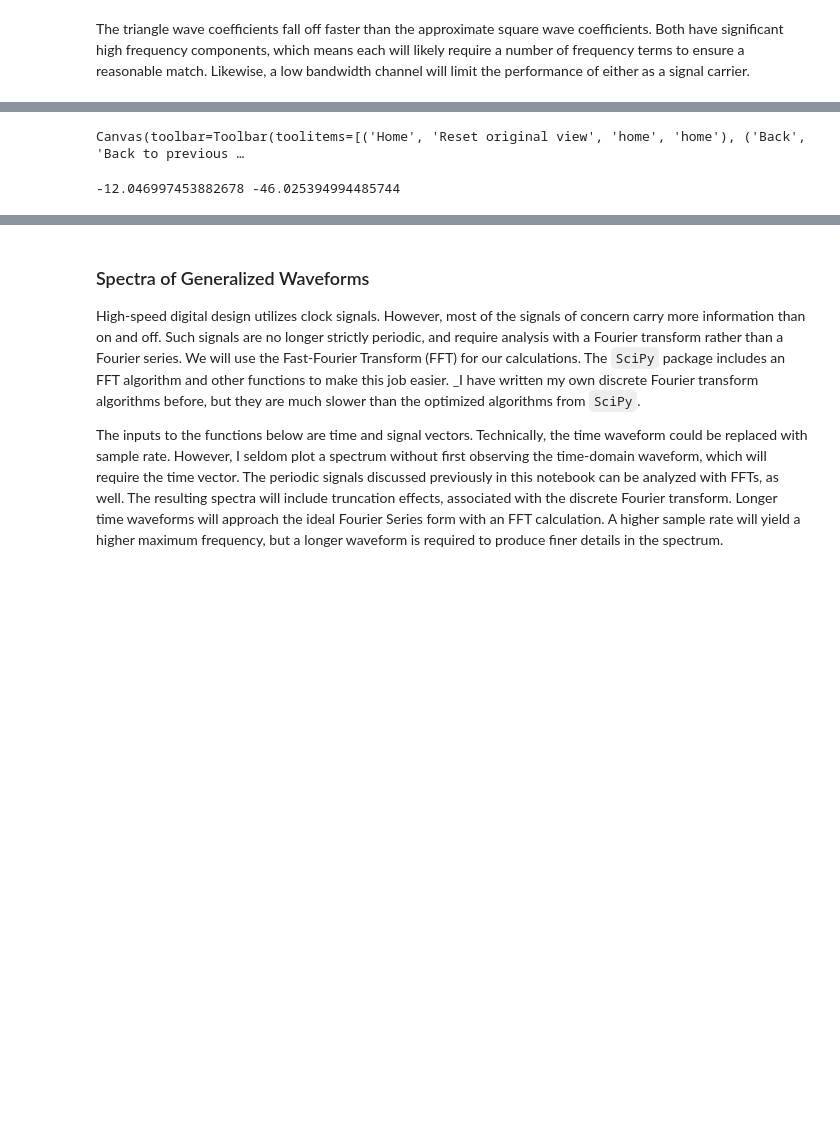
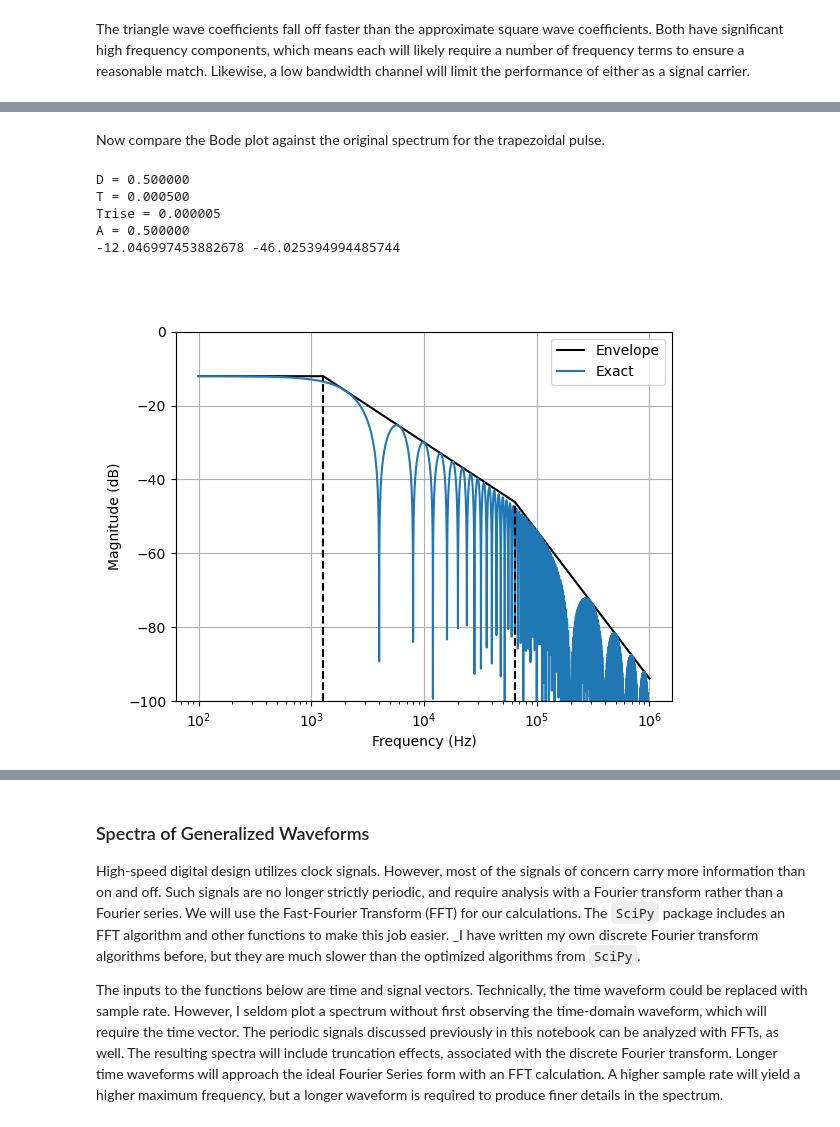
Before and after one commit to cram869/adv_sipi_class_notebooks, a Jupyter notebook: Trapezoidal Spectrum Notebook.ipynb, the cells around one changed output, grey strips where cells are left out. Drawn from its saved outputs; the diff is of its cells as text; code cells hidden in the pictures; blank space fills up the shorter version.

```diff
--- a/Trapezoidal Spectrum Notebook.ipynb
+++ b/Trapezoidal Spectrum Notebook.ipynb
@@ -507,12 +526,14 @@ Canvas(toolbar=Toolbar(toolitems=[('Home', 'Reset original view', 'home', 'home'
 # %%
-def trapezoidal_bode_plot(f, T, Trise=1e-15, D=0.5, A=1, ReturnCutoff=False):
+def trapezoidal_bode_plot(f, DutyCycle, Period, Trise=1e-15, A=1, ReturnCutoff=False):
   """Calculate and return a Bode plot envelope function for the magnitude spectrum of
   the trapezoidal wave described by the given parameters.  Use the frequency vector f
   and return a magnitude spectrum X."""
-  Tpulse = D*T
+  Tpulse = DutyCycle*Period
   f1 = 1./(np.pi * Tpulse)
   f2 = 1./(np.pi * Trise)
 
+  # I think my calculation is 2x low.  I worked out the details as if they were single-sided.
+  D = DutyCycle
   Xm = (A*D) \
     * np.array([1 if f_ < f1 else f1/f_ for f_ in f]) \
     * np.array([1 if f_ < f2 else f2/f_ for f_ in f])
@@ -521,37 +542,49 @@ def trapezoidal_bode_plot(f, T, Trise=1e-15, D=0.5, A=1, ReturnCutoff=False):
     return Xm, f1, f2
   else:
     return Xm
+# %% [markdown]
+Now compare the Bode plot against the original spectrum for the trapezoidal pulse.
 # %%
 fv = np.logspace(2, 6, 10001) # 1 Hz to 100 kHz
 C0 = A*D + 0*fv
 
 x1 = np.pi*D*fv*T
 C1 = 1.0/x1
 x2 = np.pi*Trise*fv
 C2 = 1.0/x2
 
-y = C0 * np.sin(x1)/x1 * np.sin(x2)/x2
-Yenv, f1, f2 = trapezoidal_bode_plot(fv, T, Trise, D, A, ReturnCutoff=True)
+y = C0 * np.sin(x1)/x1 * np.sin(x2)/x2 # Spectrum of a Trapezoidal Pulse
+Yenv, f1, f2 = trapezoidal_bode_plot(fv, D, T, Trise, A, ReturnCutoff=True)
+s_ = f"""D = {D:f}
+T = {T:f}
+Trise = {Trise:f}
+A = {A:f}"""
+print(s_)
+
 ii1, ii2 = np.searchsorted(fv, [f1, f2])
 Yenv1, Yenv2 = Yenv[ii1], Yenv[ii2]
 
 
 fig, ax = plt.subplots(1,1)
 ax.set_ylim(-100,0)
 ymin, ymax = ax.get_ylim()
 yfcn = lambda y_ : 20*np.log10(np.abs(y_))
 print(yfcn(Yenv1), yfcn(Yenv2))
 ax.semilogx(fv, yfcn(Yenv), label='Envelope', color='k')
 ax.semilogx(fv, yfcn(y), label='Exact')
 ax.axvline(f1, ymax=(yfcn(Yenv1)-ymin)/(ymax-ymin), color='k', linestyle='--')
 ax.axvline(f2, ymax=(yfcn(Yenv2)-ymin)/(ymax-ymin), color='k', linestyle='--')
 leg1 = ax.legend(loc='best')
 ax.set_xlabel('Frequency (Hz)')
 ax.set_ylabel('Magnitude (dB)')
 ax.grid(True)
 # %% [output]
-Canvas(toolbar=Toolbar(toolitems=[('Home', 'Reset original view', 'home', 'home'), ('Back', 'Back to previous …
+D = 0.500000
+T = 0.000500
+Trise = 0.000005
+A = 0.500000
+-12.046997453882678 -46.025394994485744
--12.046997453882678 -46.025394994485744
+[figure, added]
 # %%
 T = 1/2e3 # Note I changed T to create a 2 kHz fundamental waveform.
 Trise=0.01*T
```
Also changed, not shown: parts of 23 cells of this notebook, 25 other files.
